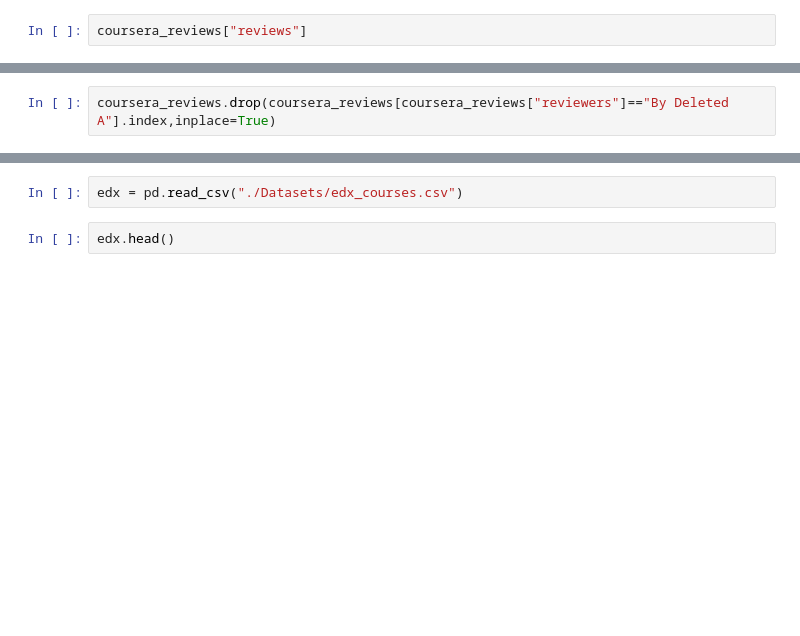
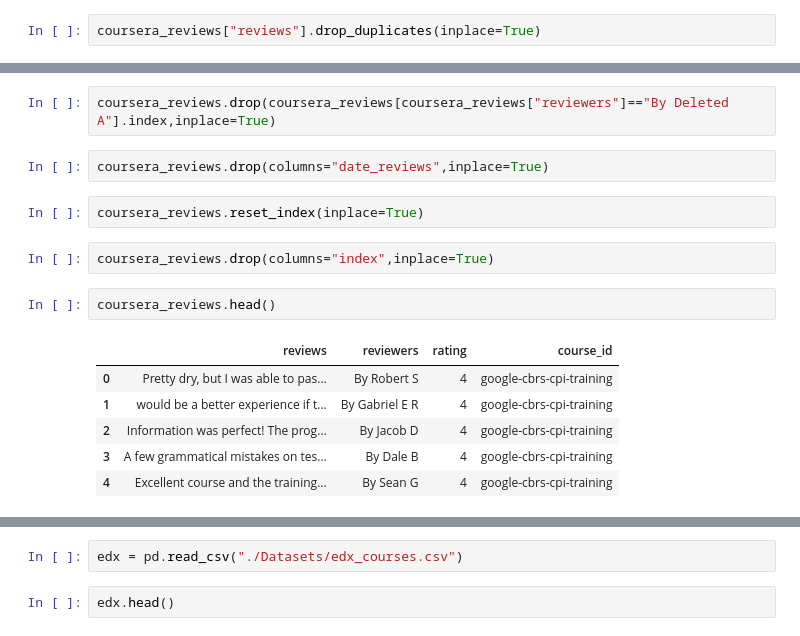
Before and after one commit to octa-acostamonti/MOOCs-Analyisis, a Jupyter notebook: EDA.ipynb, the cells around one changed output, grey strips where cells are left out. Cells and saved outputs as stored; diff of their text form; blank space fills up the shorter version.

```diff
--- a/EDA.ipynb
+++ b/EDA.ipynb
@@ -138,4 +139,4 @@ coursera_reviews = coursera_reviews[~coursera_reviews["reviews"].apply(is_poorly
 [nltk_data]     C:\Users\Usuario\AppData\Roaming\nltk_data...
 [nltk_data]   Package vader_lexicon is already up-to-date!
 # %%
-coursera_reviews["reviews"]
+coursera_reviews["reviews"].drop_duplicates(inplace=True)
@@ -157,2 +161,17 @@ coursera_reviews["reviewers"] = coursera_reviews["reviewers"].str.strip()
 # %%
 coursera_reviews.drop(coursera_reviews[coursera_reviews["reviewers"]=="By Deleted A"].index,inplace=True)
+# %%
+coursera_reviews.drop(columns="date_reviews",inplace=True)
+# %%
+coursera_reviews.reset_index(inplace=True)
+# %%
+coursera_reviews.drop(columns="index",inplace=True)
+# %%
+coursera_reviews.head()
+# %% [output]
+|  | reviews | reviewers | rating | course_id |
+| 0 | Pretty dry, but I was able to pas... | By Robert S | 4 | google-cbrs-cpi-training |
+| 1 | would be a better experience if t... | By Gabriel E R | 4 | google-cbrs-cpi-training |
+| 2 | Information was perfect! The prog... | By Jacob D | 4 | google-cbrs-cpi-training |
+| 3 | A few grammatical mistakes on tes... | By Dale B | 4 | google-cbrs-cpi-training |
+| 4 | Excellent course and the training... | By Sean G | 4 | google-cbrs-cpi-training |
```
Also changed, not shown: parts of 17 cells of this notebook.
